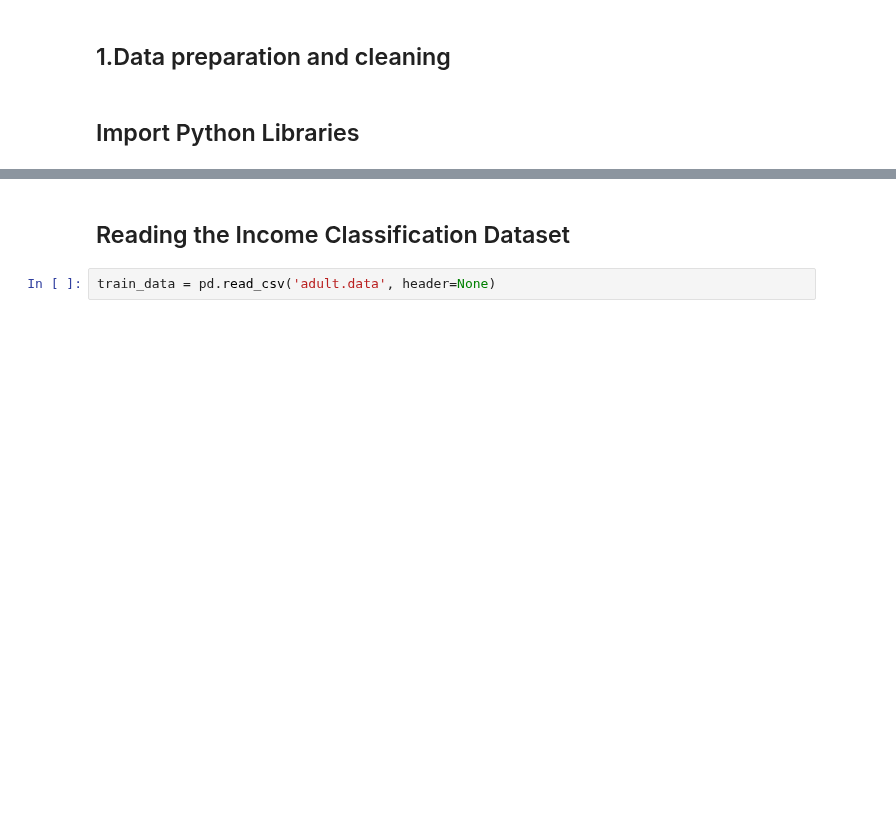
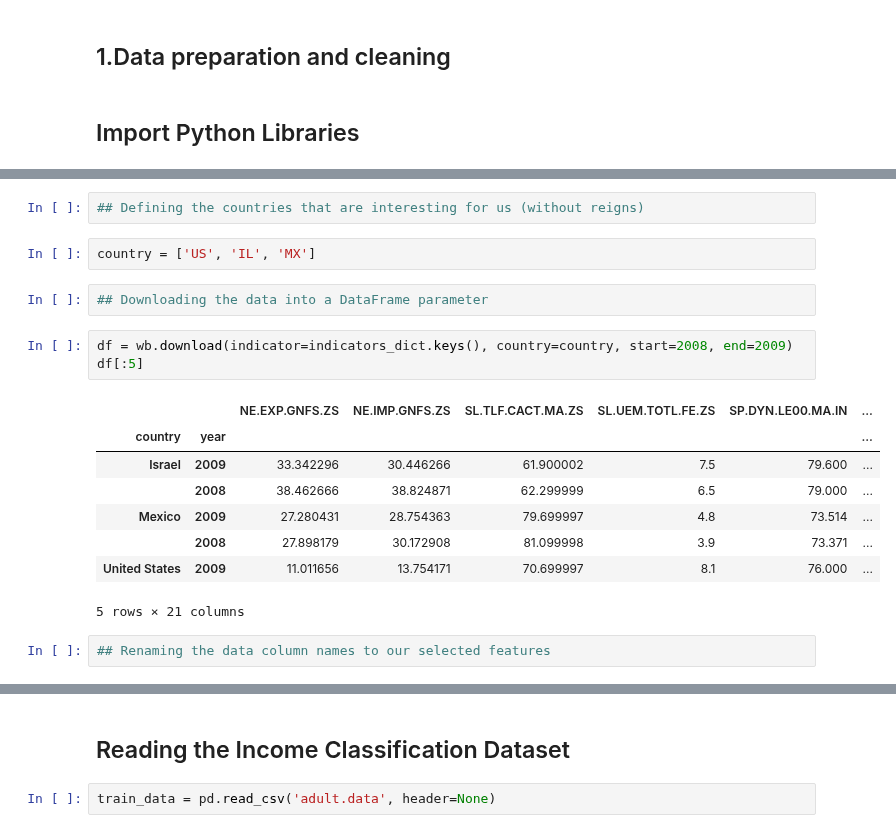
Before and after one commit to acrola/WorkShopDS, a Jupyter notebook: Project-Notebook.ipynb, the cells around one changed output, grey strips where cells are left out. Drawn from its saved outputs; the diff is of its cells as text; blank space fills up the shorter version.

Commit message:
Splitted into some fields

```diff
--- a/Project-Notebook.ipynb
+++ b/Project-Notebook.ipynb
@@ -73,0 +41,20 @@ df[:30]
+# %%
+## Defining the countries that are interesting for us (without reigns)
+# %%
+country = ['US', 'IL', 'MX']
+# %%
+## Downloading the data into a DataFrame parameter
+# %%
+df = wb.download(indicator=indicators_dict.keys(), country=country, start=2008, end=2009)
+df[:5]
+# %% [output]
+|  |  | NE.EXP.GNFS.ZS | NE.IMP.GNFS.ZS | SL.TLF.CACT.MA.ZS | SL.UEM.TOTL.FE.ZS | SP.DYN.LE00.MA.IN | ... |
+| country | year |  |  |  |  |  | ... |
+| Israel | 2009 | 33.342296 | 30.446266 | 61.900002 | 7.5 | 79.600 | ... |
+|  | 2008 | 38.462666 | 38.824871 | 62.299999 | 6.5 | 79.000 | ... |
+| Mexico | 2009 | 27.280431 | 28.754363 | 79.699997 | 4.8 | 73.514 | ... |
+|  | 2008 | 27.898179 | 30.172908 | 81.099998 | 3.9 | 73.371 | ... |
+| United States | 2009 | 11.011656 | 13.754171 | 70.699997 | 8.1 | 76.000 | ... |
+5 rows × 21 columns
+# %%
+## Renaming the data column names to our selected features
```
Also changed, not shown: parts of 6 cells of this notebook.
